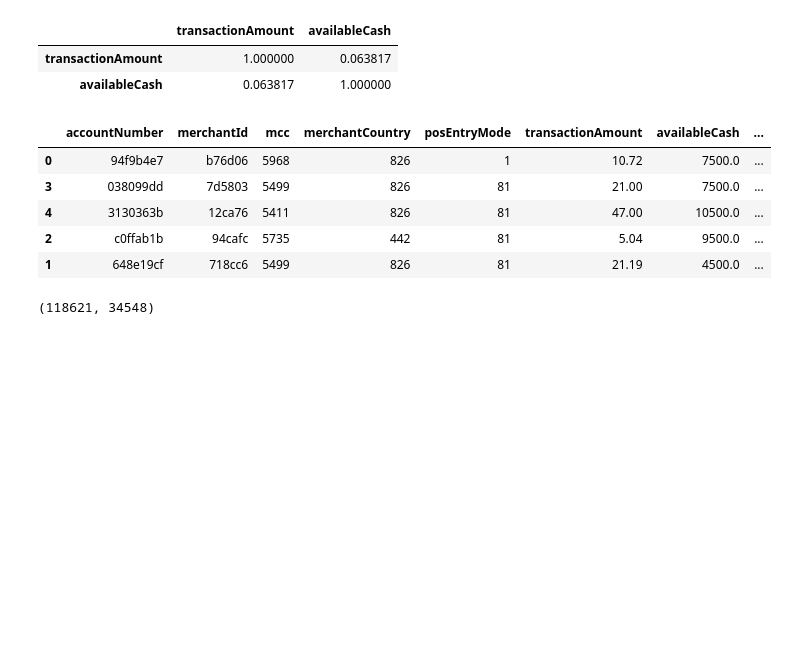
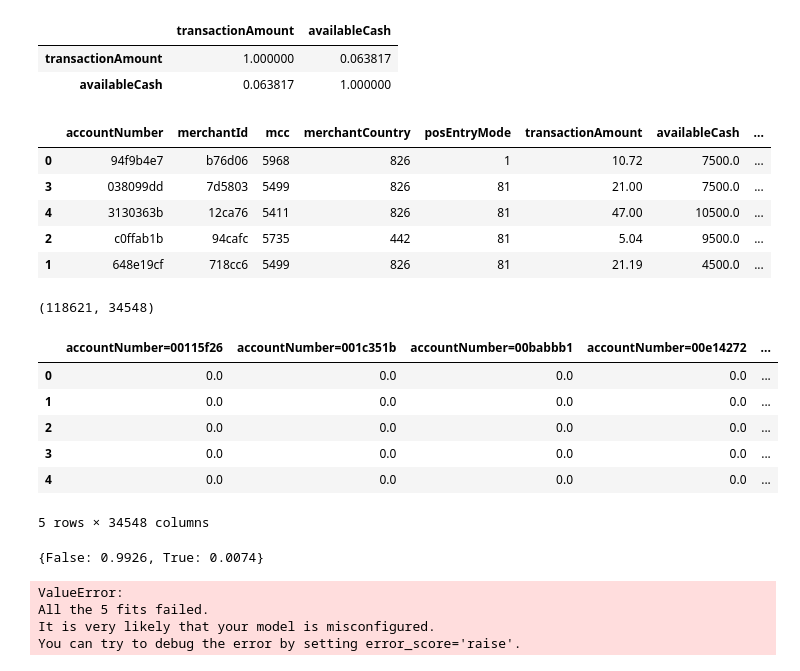
Before and after one commit to capac/credit-card-fraud-detection, a Jupyter notebook: test-assignment.ipynb, the cells around one changed output. Cells and saved outputs as stored; diff of their text form; code cells hidden in the pictures; blank space fills up the shorter version.

```diff
--- a/test-assignment.ipynb
+++ b/test-assignment.ipynb
@@ -226,3 +233,13 @@ dicts_arr.shape
 feature_names_list = dv.get_feature_names_out(selected_list)
 # %%
 processed_df = pd.DataFrame(dicts_arr, columns=feature_names_list)
+# %%
+processed_df.head()
+# %% [output]
+|  | accountNumber=00115f26 | accountNumber=001c351b | accountNumber=00babbb1 | accountNumber=00e14272 | ... |
+| 0 | 0.0 | 0.0 | 0.0 | 0.0 | ... |
+| 1 | 0.0 | 0.0 | 0.0 | 0.0 | ... |
+| 2 | 0.0 | 0.0 | 0.0 | 0.0 | ... |
+| 3 | 0.0 | 0.0 | 0.0 | 0.0 | ... |
+| 4 | 0.0 | 0.0 | 0.0 | 0.0 | ... |
+5 rows × 34548 columns
@@ -228,0 +251,4 @@ processed_df = pd.DataFrame(dicts_arr, columns=feature_names_list)
+# %%
+{key: round(value / len(y), 4) for key, value in Counter(y).items()}
+# %% [output]
+{False: 0.9926, True: 0.0074}
@@ -228,0 +263,9 @@ processed_df = pd.DataFrame(dicts_arr, columns=feature_names_list)
+# %%
+cv_results = cross_validate(
+    model, X, y, scoring="balanced_accuracy", return_train_score=True, return_estimator=True, n_jobs=-1
+)
+# %% [output]
+ValueError:
+All the 5 fits failed.
+It is very likely that your model is misconfigured.
+You can try to debug the error by setting error_score='raise'.
```
Also changed, not shown: parts of 4 cells of this notebook.
